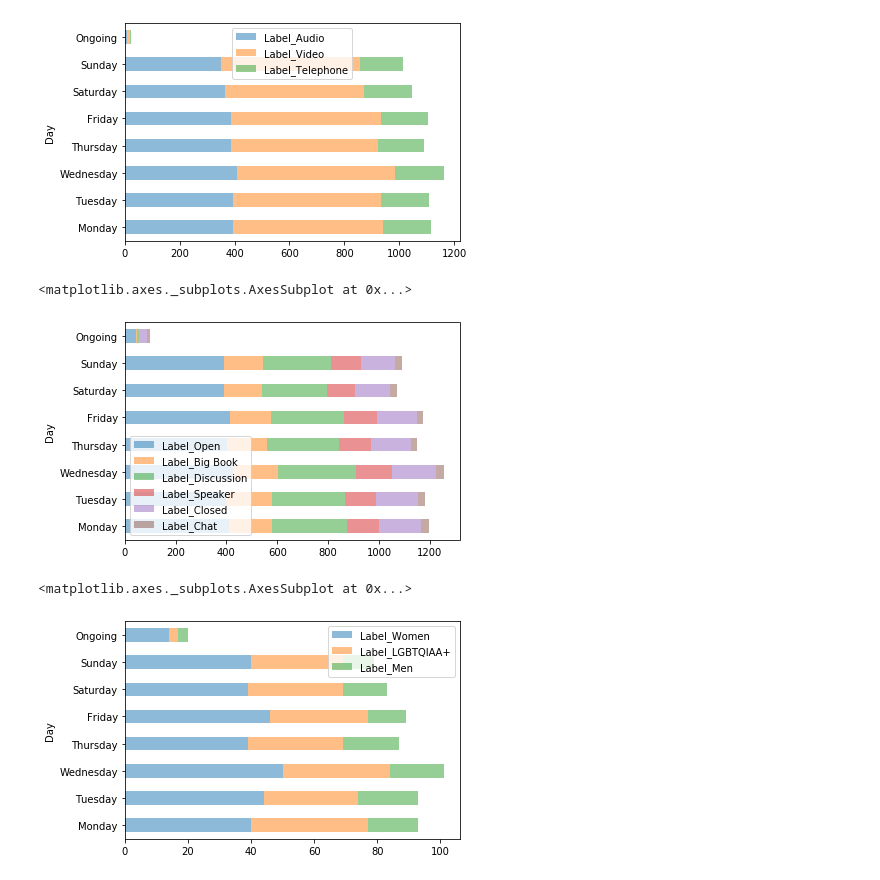
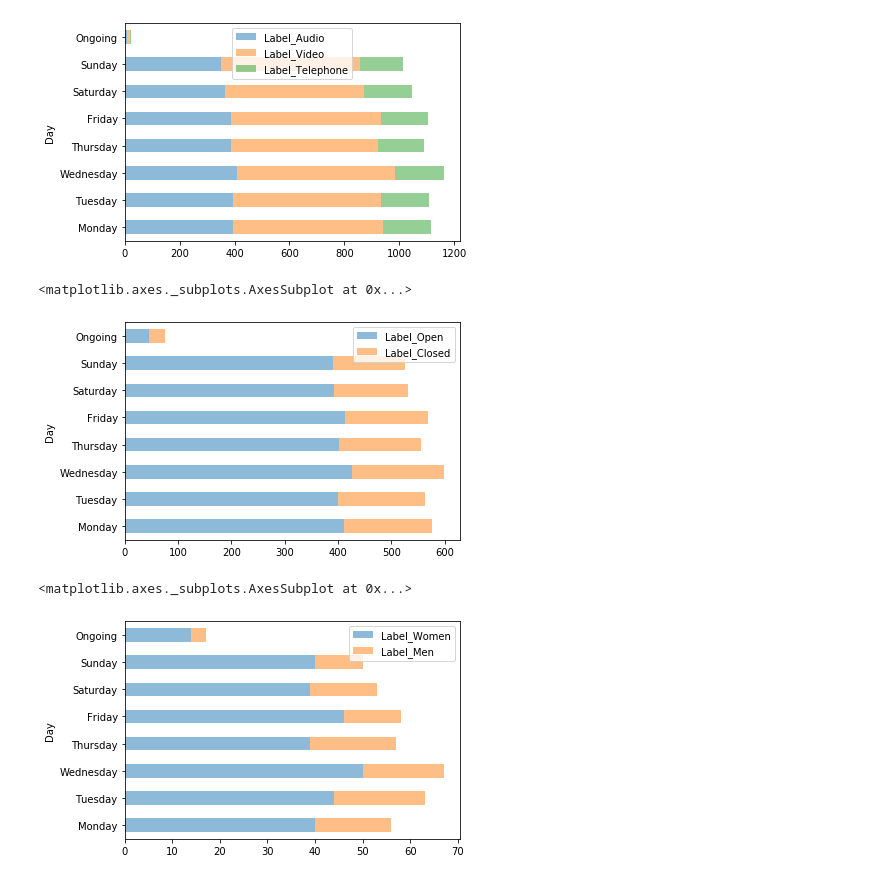
Before and after one commit to zimzoom/virtual-aa-meetings, a Jupyter notebook: 3-EDA.ipynb, the cells around one changed output. Drawn from its saved outputs; the diff is of its cells as text; code cells hidden in the pictures.

```diff
--- a/3-EDA.ipynb
+++ b/3-EDA.ipynb
@@ -334,12 +339,12 @@ df.groupby('Day').sum().filter(regex='Video|Audio|Telephone').plot.barh(stacked=
 <matplotlib.axes._subplots.AxesSubplot at 0x...>
 [figure]
 # %%
-df.groupby('Day').sum().filter(regex='Open|Closed|Discussion|Big Book|Speaker|Chat').plot.barh(stacked=True, alpha=0.5)
+df.groupby('Day').sum().filter(regex='Open|Closed').plot.barh(stacked=True, alpha=0.5)
 # %% [output]
 <matplotlib.axes._subplots.AxesSubplot at 0x...>
-[figure, old version]
+[figure, new version]
 # %%
-df.groupby('Day').sum().filter(regex='Men|Women|LGBTQIAA+').plot.barh(stacked=True, alpha=0.5)
+df.groupby('Day').sum().filter(regex='Men|Women').plot.barh(stacked=True, alpha=0.5)
 # %% [output]
 <matplotlib.axes._subplots.AxesSubplot at 0x...>
-[figure, old version]
+[figure, new version]
```
Also changed, not shown: parts of 6 cells of this notebook.
